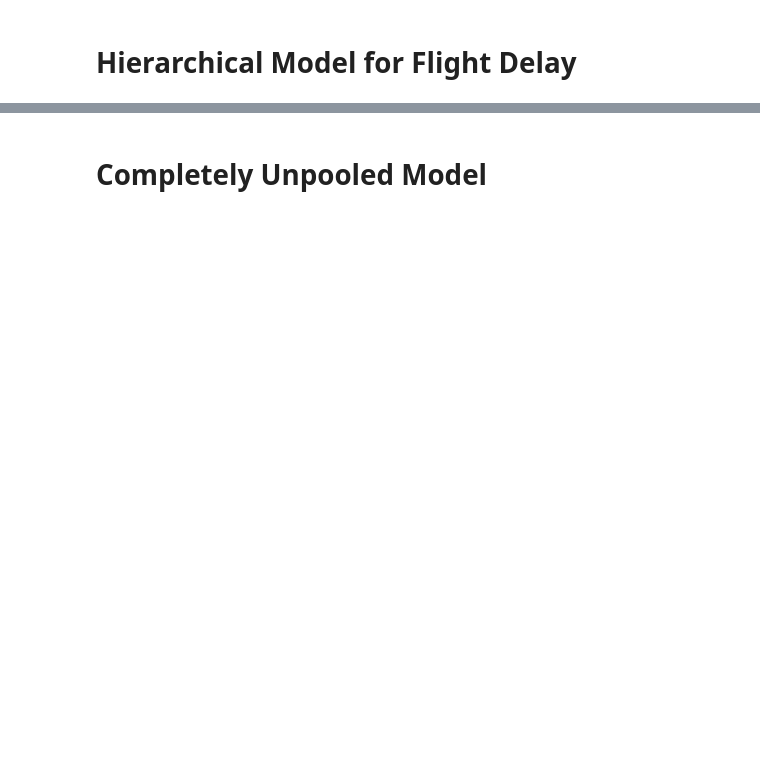
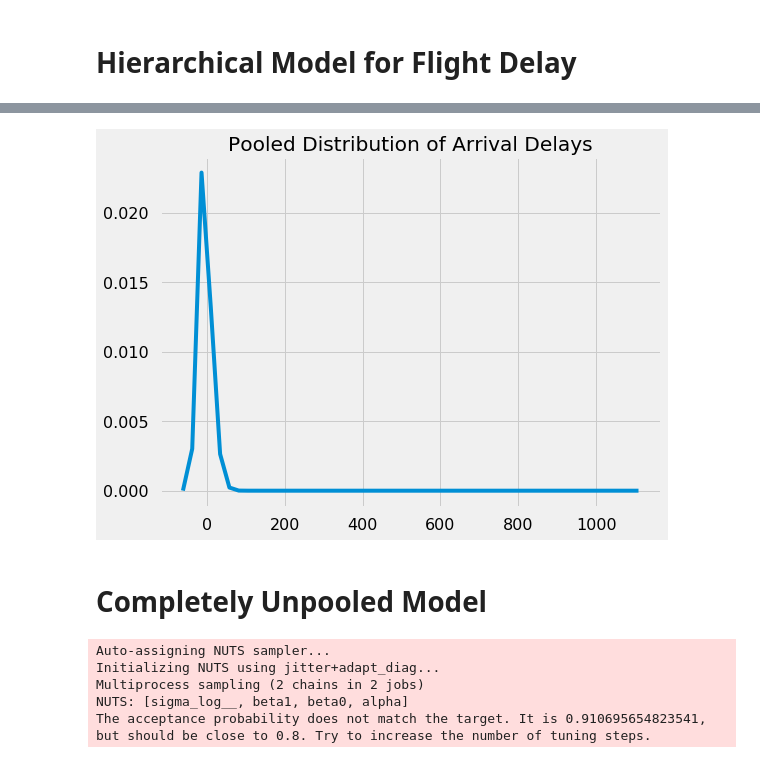
Before and after one commit to WillKoehrsen/eecs-491, a Jupyter notebook: assign/A2/P1_hierarchical_modeling.ipynb, the cells around one changed output, grey strips where cells are left out. Saved outputs shown, nothing was run; the diff lists cells and outputs as text; code cells hidden in the pictures; blank space fills up the shorter version.

```diff
--- a/assign/A2/P1_hierarchical_modeling.ipynb
+++ b/assign/A2/P1_hierarchical_modeling.ipynb
@@ -110,4 +118,6 @@ The number of effective samples is smaller than 25% for some parameters.
 # %%
 # Intercept and slope are mean of traces
 pooled_intercept, pooled_slope = pooled_trace['beta'].mean(axis=0)
+pooled_sigma = pooled_trace['sigma'].mean(axis=0)
+pooled_alpha = pooled_trace['alpha'].mean(axis=0)
 # %%
@@ -121,2 +135,11 @@ plt.plot(xvals, pooled_slope * xvals + pooled_intercept, 'r--')
+# %%
+figsize(8, 6)
+x = np.linspace(min(arr), max(arr))
+pooled_dist = scipy.stats.skewnorm.pdf(x, loc = pooled_intercept,
+                                      scale = pooled_sigma, a = pooled_alpha)
+plt.plot(x, pooled_dist)
+plt.title('Pooled Distribution of Arrival Delays');
+# %% [output]
+[figure, added]
 # %% [markdown]
 # Completely Unpooled Model
@@ -127,7 +146,22 @@ carrier_dict = {carrier: num for carrier, num in zip(carriers, carriers_number)}
 # %%
-with pm.Model as unpooled_model:
-    beta0 = pm.Normal('beta0', 0, sd = 1, shape = len(carriers))
-    beta1 = pm.Normal('beta1', 0, sd = 1)
+with pm.Model() as unpooled_model:
+    # Alpha is skew of distribution
+    alpha = pm.Normal('alpha', 0, 1e5)
+
+
+    beta0 = pm.Normal('beta0', 0, sd = 1e5, shape = len(carriers))
+    beta1 = pm.Normal('beta1', 0, sd = 1e5)
+
     sigma = pm.HalfCauchy('sigma', 5)
 
-    theta = beta0[carriers_number] +
+    theta = beta0[carrier_codes] + beta1 * dep
+
+    y = pm.SkewNormal('y', theta, sd = sigma, alpha = alpha,
+                     observed = arr)
+    unpooled_trace = pm.sample(1000)
+# %% [output]
+Auto-assigning NUTS sampler...
+Initializing NUTS using jitter+adapt_diag...
+Multiprocess sampling (2 chains in 2 jobs)
+NUTS: [sigma_log__, beta1, beta0, alpha]
+The acceptance probability does not match the target. It is 0.910695654823541, but should be close to 0.8. Try to increase the number of tuning steps.
```
Also changed, not shown: parts of 19 cells of this notebook, 1 other file.
